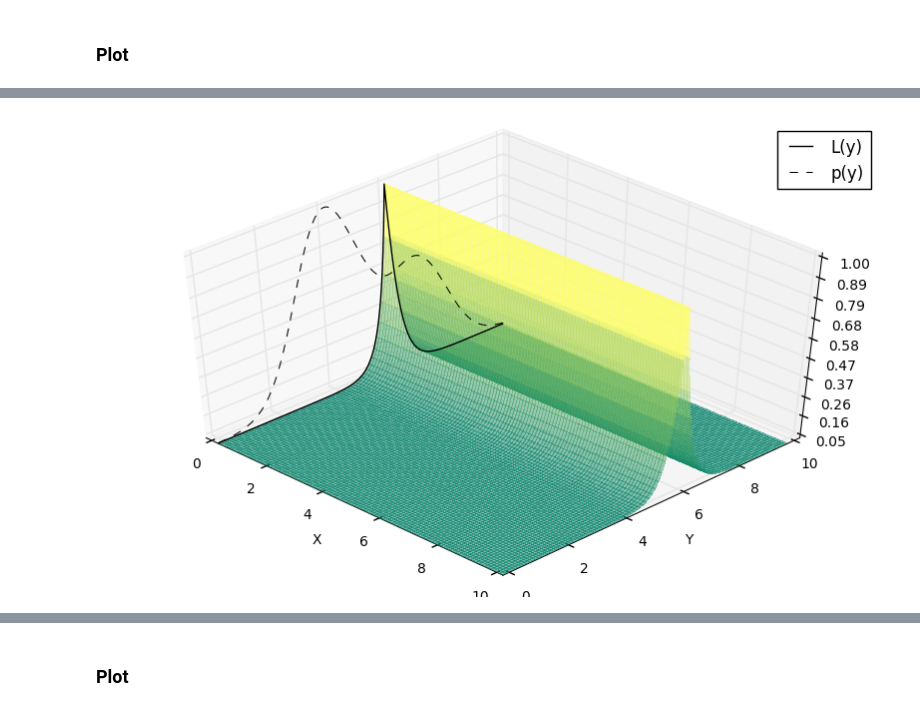
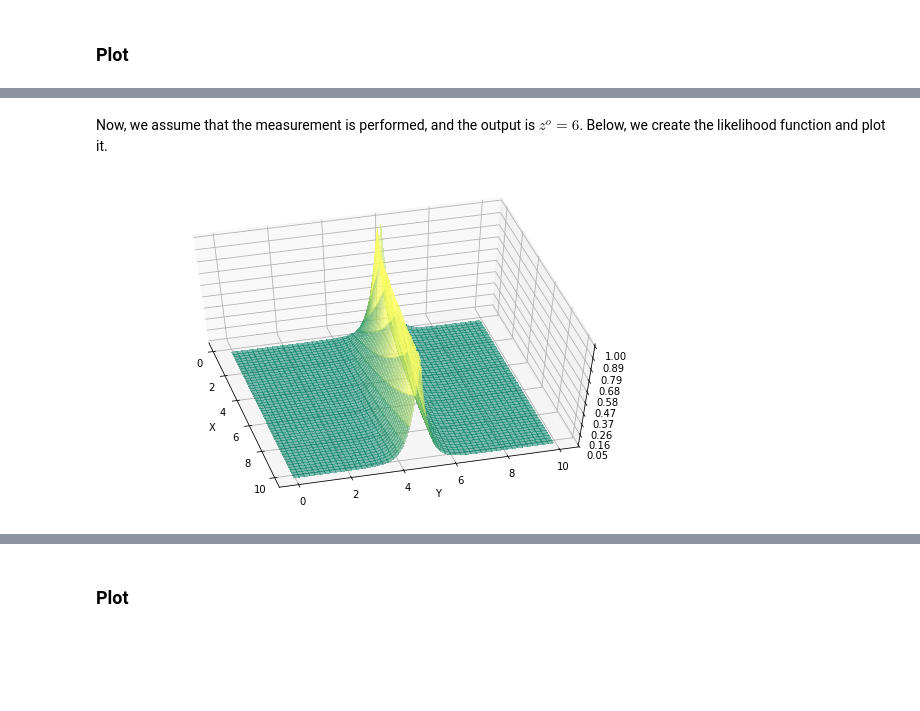
Before and after one commit to ecosme38/Data-Assimilation-Notebooks, a Jupyter notebook: Illustrate-probability-density-bayes-rule.ipynb, the cells around one changed output, grey strips where cells are left out. Saved outputs shown, nothing was run; the diff lists cells and outputs as text; code cells hidden in the pictures; blank space fills up the shorter version.

```diff
--- a/Illustrate-probability-density-bayes-rule.ipynb
+++ b/Illustrate-probability-density-bayes-rule.ipynb
@@ -99,13 +100,0 @@ We assume that variable $y$ is observed. The measurement process provides a meas
-# %%
-def likelihood(y):
-    a = 3*abs(y-6)
-    a = np.exp(-a)
-    a /= np.max(a)
-    return a
-
-# In 2 dimensions
-lm = likelihood(ym)
-
-# In 1 dimension
-ly = likelihood(y)
-ly /= np.max(ly)
@@ -114,0 +118,20 @@ We plot the likelihood in 1D and 2D (we see that it is not a function of $x$). W
+# %%
+def pxyz(x,y,z):
+    a = z - y - 0.4 * np.sqrt(x)
+    a = np.exp(-3*abs(a))
+    a /= np.max(a)
+    return a
+
+def make_pobs(x,y):
+    def pobs(z):
+        a = pxyz(x,y,z)
+        a /= np.max(a)
+        return a
+    return pobs
+
+def make_likelihood(z):
+    def likelihood(x,y):
+        a = pxyz(x,y,z)
+        a /= np.max(a)
+        return a
+    return likelihood
@@ -115,33 +150,33 @@ We plot the likelihood in 1D and 2D (we see that it is not a function of $x$). W
+# %% [markdown]
+Now, we assume that the measurement is performed, and the output is $z^o=6$. Below, we create the likelihood function and plot it.
+# %%
+likelihood = make_likelihood(6)
+lm = likelihood(xm,ym)
 # %%
 # Start figure
 fig = plt.figure(figsize=(10,6))
 ax = fig.gca(projection='3d')
-
-ax.plot(x0, y, ly, label='L(y)',color='black')
-ax.plot(x0, y, py, label='p(y)',color='black',linestyle='dashed',linewidth=0.75)
 
 # Plot the surface.
 surf = ax.plot_surface(xm, ym, lm, cmap=cm.summer, alpha=0.5,
                        linewidth=0, antialiased=False)
 
 # Set axis labels
 ax.set_xlabel('X')
 ax.set_ylabel('Y')
 
 # Customize the z axis.
 ax.set_zlim(0.05, 1.0)
 ax.zaxis.set_major_locator(LinearLocator(10))
 ax.zaxis.set_major_formatter(FormatStrFormatter('%.02f'))
 
 # Set viewing angle and elevation
-ax.view_init(azim = -45, elev = 45)
-
-ax.legend()
+ax.view_init(azim = -15, elev = 55)
 
 #plt.savefig('likelihood.png')
 plt.show()
 # %% [output]
-[figure, old version]
+[figure, new version]
 # %% [markdown]
 ## 3. Bayes rule
 
```
Also changed, not shown: parts of 14 cells of this notebook.
